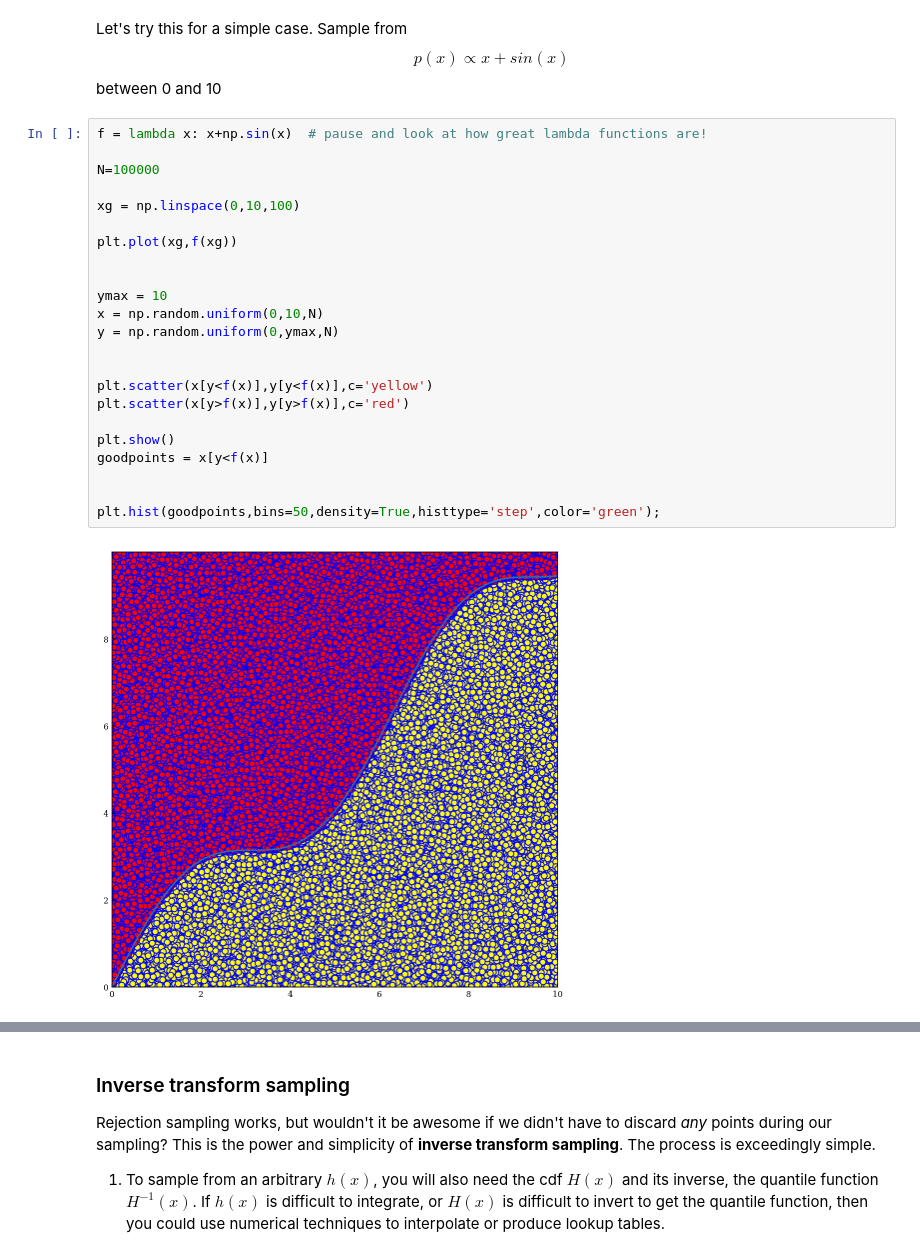
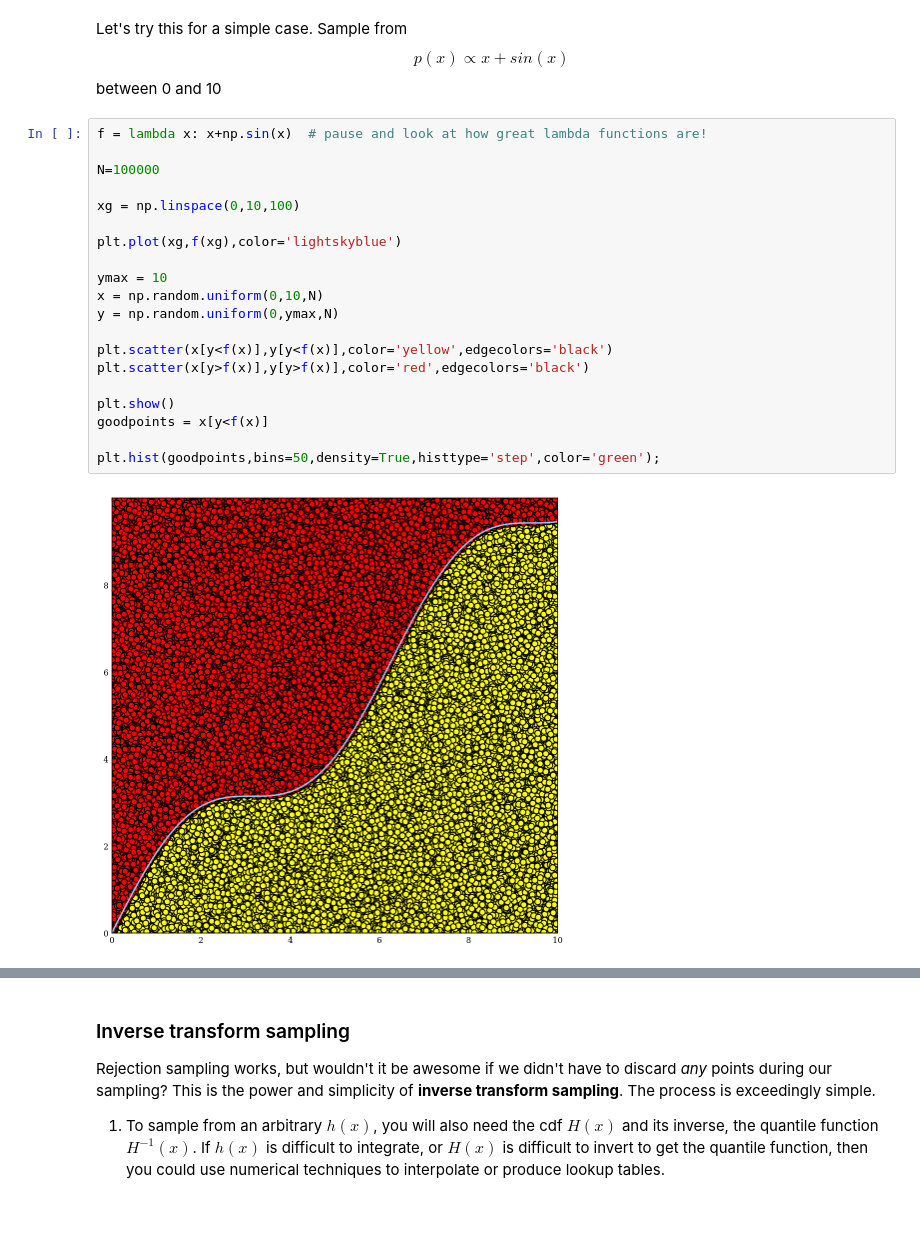
Before and after one commit to Andrea-Pierini/astrostatistics_bicocca_2022-1, a Jupyter notebook: lectures/L04_probability.ipynb, the cells around one changed output, grey strips where cells are left out. Drawn from its saved outputs; the diff is of its cells as text; blank space fills up the shorter version.

```diff
--- a/lectures/L04_probability.ipynb
+++ b/lectures/L04_probability.ipynb
@@ -688,25 +688,22 @@ Let's try this for a simple case. Sample from $$p(x)\propto x+sin(x)$$ between 0
 # %%
 f = lambda x: x+np.sin(x)  # pause and look at how great lambda functions are!
 
 N=100000
 
 xg = np.linspace(0,10,100)
 
-plt.plot(xg,f(xg))
-
+plt.plot(xg,f(xg),color='lightskyblue')
 
 ymax = 10
 x = np.random.uniform(0,10,N)
 y = np.random.uniform(0,ymax,N)
 
-
-plt.scatter(x[y<f(x)],y[y<f(x)],c='yellow')
-plt.scatter(x[y>f(x)],y[y>f(x)],c='red')
+plt.scatter(x[y<f(x)],y[y<f(x)],color='yellow',edgecolors='black')
+plt.scatter(x[y>f(x)],y[y>f(x)],color='red',edgecolors='black')
 
 plt.show()
 goodpoints = x[y<f(x)]
 
-
 plt.hist(goodpoints,bins=50,density=True,histtype='step',color='green');
 # %% [output]
-[figure, old version]
+[figure, new version]
```
Also changed, not shown: parts of 3 cells of this notebook, 3 other files.
